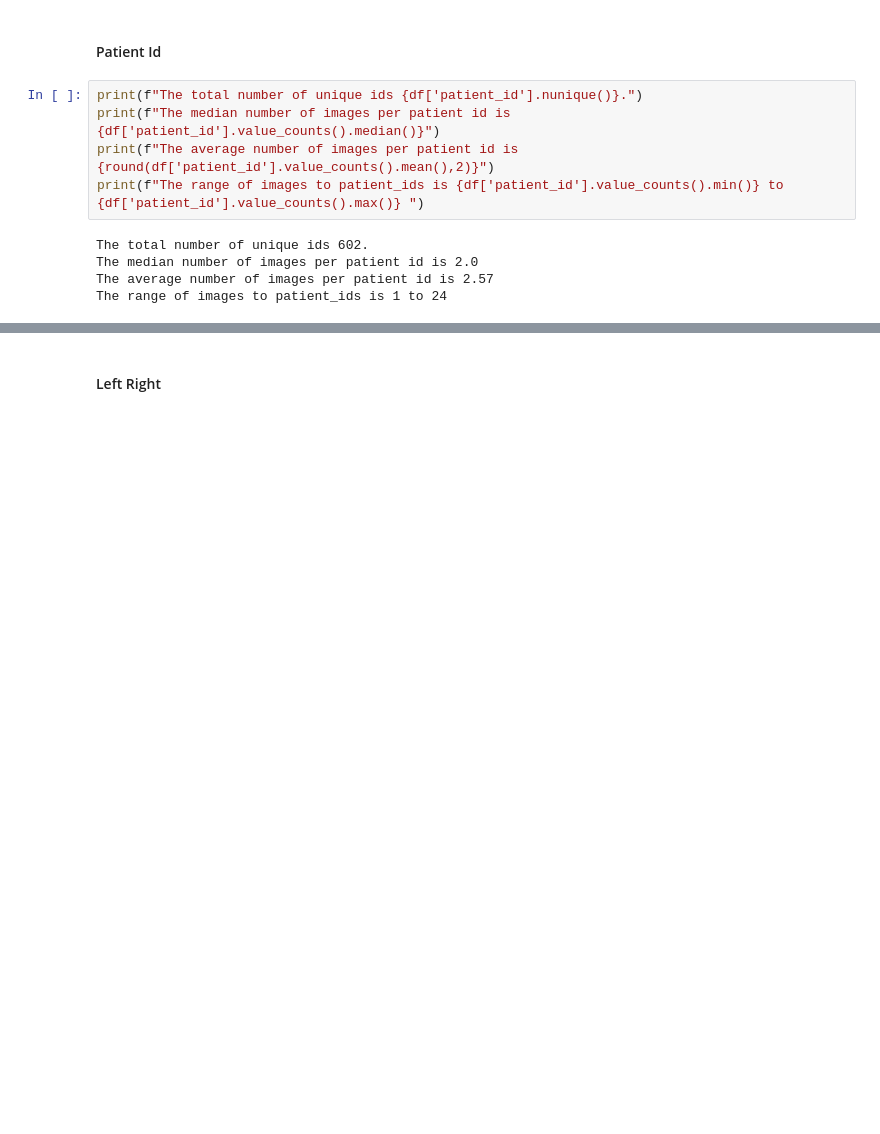
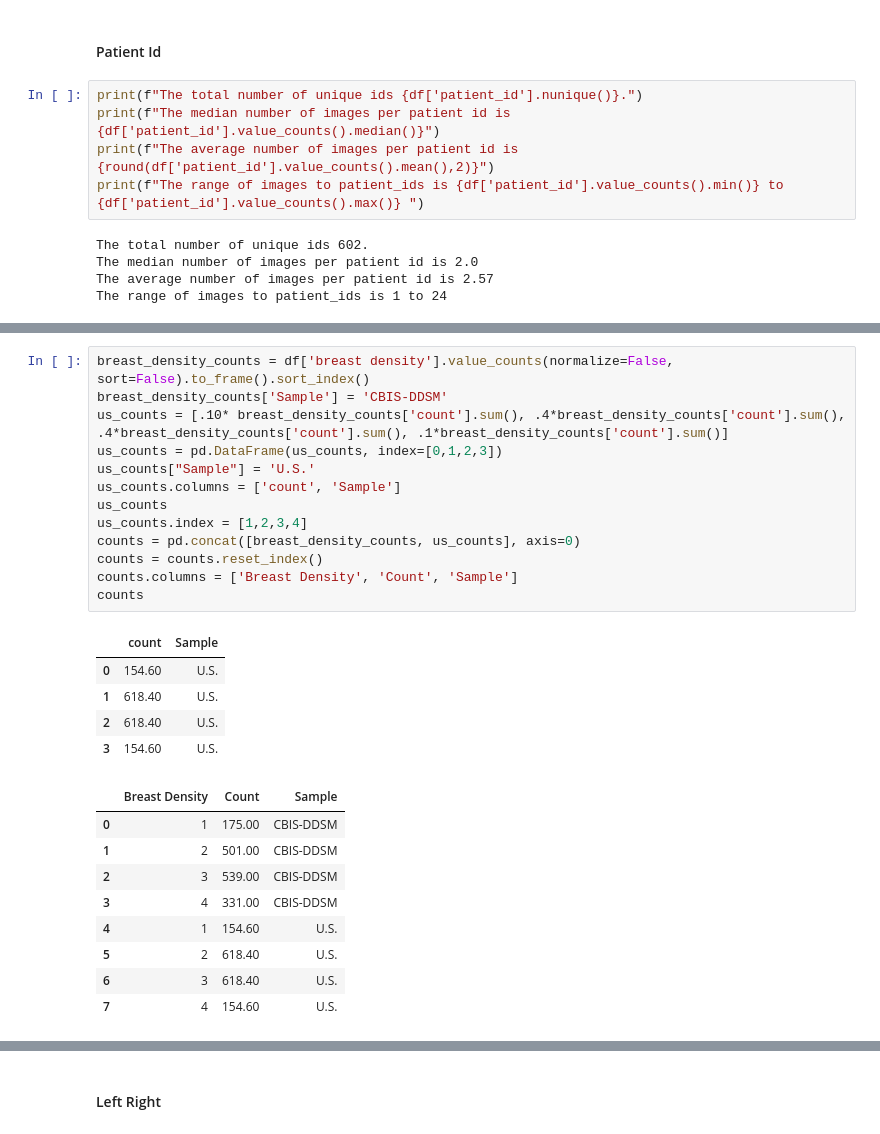
Before and after one commit to john-james-ai/BreastCancerDetection, a Jupyter notebook: notebooks/content/01_eda.ipynb, the cells around one changed output, grey strips where cells are left out. Saved outputs shown, nothing was run; the diff lists cells and outputs as text; blank space fills up the shorter version.

```diff
--- a/notebooks/content/01_eda.ipynb
+++ b/notebooks/content/01_eda.ipynb
@@ -147,0 +186,28 @@ The range of images to patient_ids is 1 to 24
+# %%
+breast_density_counts = df['breast density'].value_counts(normalize=False, sort=False).to_frame().sort_index()
+breast_density_counts['Sample'] = 'CBIS-DDSM'
+us_counts = [.10* breast_density_counts['count'].sum(), .4*breast_density_counts['count'].sum(), .4*breast_density_counts['count'].sum(), .1*breast_density_counts['count'].sum()]
+us_counts = pd.DataFrame(us_counts, index=[0,1,2,3])
+us_counts["Sample"] = 'U.S.'
+us_counts.columns = ['count', 'Sample']
+us_counts
+us_counts.index = [1,2,3,4]
+counts = pd.concat([breast_density_counts, us_counts], axis=0)
+counts = counts.reset_index()
+counts.columns = ['Breast Density', 'Count', 'Sample']
+counts
+# %% [output]
+|  | count | Sample |
+| 0 | 154.60 | U.S. |
+| 1 | 618.40 | U.S. |
+| 2 | 618.40 | U.S. |
+| 3 | 154.60 | U.S. |
+|  | Breast Density | Count | Sample |
+| 0 | 1 | 175.00 | CBIS-DDSM |
+| 1 | 2 | 501.00 | CBIS-DDSM |
+| 2 | 3 | 539.00 | CBIS-DDSM |
+| 3 | 4 | 331.00 | CBIS-DDSM |
+| 4 | 1 | 154.60 | U.S. |
+| 5 | 2 | 618.40 | U.S. |
+| 6 | 3 | 618.40 | U.S. |
+| 7 | 4 | 154.60 | U.S. |
```
Also changed, not shown: parts of 16 cells of this notebook, 2 other files.
